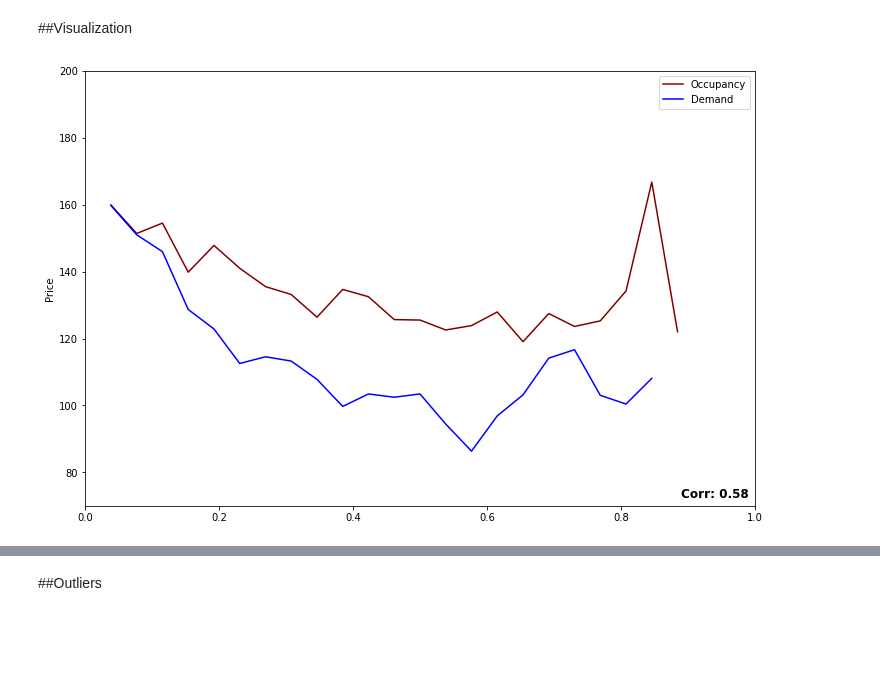
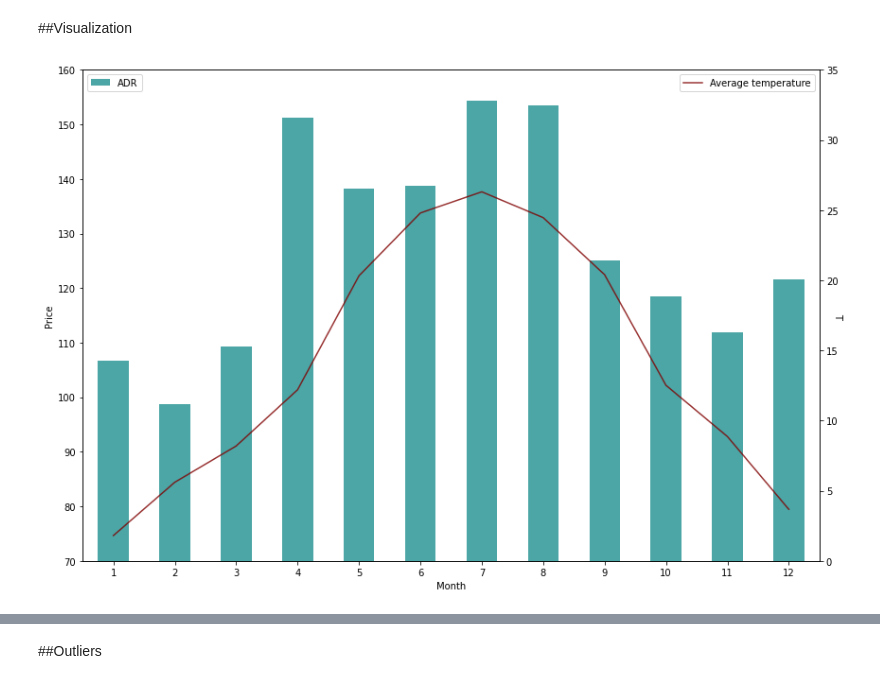
Before and after one commit to nicolamassari/FinalPaper, a Jupyter notebook: FinalPaper.ipynb, the cells around one changed output, grey strips where cells are left out. Drawn from its saved outputs; the diff is of its cells as text; code cells hidden in the pictures; blank space fills up the shorter version.

```diff
--- a/FinalPaper.ipynb
+++ b/FinalPaper.ipynb
@@ -90,9 +102,9 @@ df = df.merge(wdf.drop(['month'], axis=1), on='date_in', how='left')
 
 df['month_in'], df['day_in'], df['weekday_in'], df['week_in'], df['year_in'] = df.date_in.apply(lambda x: x.month), df.date_in.apply(lambda x: x.day), df.date_in.apply(lambda x: x.weekday()), df.date_in.apply(lambda x: x.week), df.date_in.apply(lambda x: x.year)
 df['month_out'], df['day_out'], df['weekday_out'] = df.date_out.apply(lambda x: x.month), df.date_out.apply(lambda x: x.day), df.date_out.apply(lambda x: x.weekday())
-df['weekend_stay'] = 0
+df['weekend_stay'] = 0 # initialize the weekend_stay column to False
 df.loc[( ((df.weekday_in >= 4) & (df.weekday_in != 6)) | ( df.weekday_out>=5) | ((df.weekday_out < df.weekday_in) & (df.weekday_in != 6)) | (df.Notti >= 6) ), 'weekend_stay'] = 1
-# df['weekday_book'] = df.book_date.apply(lambda x: x.weekday()) #removed due to low informativity
+# df['weekday_book'] = df.book_date.apply(lambda x: x.weekday()) #removed due to low informativity (ANOVA)
 df['lead_time'] = (df.date_in - df.book_date).dt.days.astype('float64')
 df.loc[df['lead_time'] < 0, 'lead_time'] = 0
 df.loc[df['lead_time'] > 130, 'lead_time'] = 130
@@ -100,11 +112,12 @@ df.loc[df['lead_time'] > 130, 'lead_time'] = 130
 df['price_per_night'] = df['Totale'] / df['Notti']
 
 
-df.drop(['weekday_out', 'Totale', 'Data_arrivo', 'Data_partenza', 'Data_creazione', 'Nome_cliente', 'Codice', 'Stato', 'Prezzo_netto_commissioni', 'Totale_camera',
+df.drop(['Nazione', 'weekday_out', 'Totale', 'Data_arrivo', 'Data_partenza', 'Data_creazione', 'Nome_cliente', 'Codice', 'Stato', 'Prezzo_netto_commissioni', 'Totale_camera',
        'Importo_pagato', 'Tassa_di_soggiorno', 'Proprietà', 'Commissione_OTA',
-       'Cleaning_fee', 'PMS_Real_Planning', 'Totale_da_pagare', 'Nazione'], axis=1, inplace=True)
+       'Cleaning_fee', 'PMS_Real_Planning', 'Totale_da_pagare'], axis=1, inplace=True)
 
-df.drop(df[df.price_per_night < 40].index, inplace=True)
+df.drop(df[df.price_per_night < 40].index, inplace=True) # remove columns with low price per night, consider as outliers (likely Covid long term rental)
+
 df.rename(columns = {'Origine_della_prenotazione':'source', 'Notti':'nights', 'Camera':'room', 'Lingua':'language', 'TMEDIA °C':'avg_T',
                      'TMIN °C':'min_T', 'TMAX °C':'max_T', 'Pax':'num_ppl'}, inplace = True)
 df.drop(['avg_T','min_T'], axis=1, inplace=True)
@@ -206,55 +206,64 @@ Index(['source', 'num_ppl', 'nights', 'room', 'language', 'max_T', 'rain',
 ##Visualization
 # %%
 df = df0.copy()
-# df.groupby('month_in')['price_per_night'].mean().plot.bar(color='darkcyan', alpha=0.5, figsize=(12, 8), ylim=(70,160), label='Price per night')
-# df.groupby('month_in')['avg_T'].mean().plot.bar(color='mediumseagreen', alpha=0.5, figsize=(12, 8), ylim=(0,40), label='Average temperature')
-
-#-----------------------------------------
-
-# fig, ax1 = plt.subplots()
-# wdf.month = wdf.month-1
-
-# ax1.set_ylabel('Price')
-# df.groupby('month_in')['price_per_night'].mean().plot.bar(color='teal', alpha=0.7, figsize=(12, 8), ylim=(70,160), label='Price per night')
-# ax1.tick_params(axis="x", rotation=0)
-# ax1.set_xlabel('Month')
-# ax2 = ax1.twinx()
-
-# ax2.set_ylabel('T', rotation=270)
-# wdf.groupby('month')['TMAX °C'].mean().plot(color='maroon', alpha=0.8, figsize=(12, 8), ylim=(0,35), label='Average temperature')
-# ax1.legend(['ADR'], loc='upper left')
-# ax2.legend(['Average temperature'])
-# fig.tight_layout()  # otherwise the right y-label is slightly clipped
+wdf2 = wdf.copy()
 
 
-#---------------
-# (df.nights.value_counts()/3992)[:7].plot.bar(color='goldenrod',figsize=(12, 8),ylim=(0,1))
-# plt.xlabel('nights')
-# plt.legend(['Frequency'])
-#------------------------------
-# fig, ax = plt.subplots()
+#************[ADR and Temp by month plot]************
 
-# df.groupby('lead_time')['price_per_night'].mean().plot.line(color='goldenrod', alpha=0.7, figsize=(12, 8), ylim=(70,300), xlim=(0,200), label='Price per night')
-# df.groupby('lead_time')['price_per_night'].mean().rolling(window=7, center=True).mean().plot.line(color='teal', alpha=1, figsize=(12, 8), ylim=(70,300), xlim=(0,200), label='Price per night')
-# plt.legend(['ADR', '7 Days Centered MA'])
-# ax.set_ylabel('Price')
-# ax.set_xlabel('Lead Time')
+fig, ax1 = plt.subplots(figsize=(12,8))
+wdf2.month = wdf.month - 1 # to align plots
 
+ax1.set_ylabel('Price')
+df.groupby('month_in')['price_per_night'].mean().plot.bar(color='teal', alpha=0.7, figsize=(12, 8), ylim=(70,160), label='Price per night')
+ax1.tick_params(axis="x", rotation=0)
+ax1.set_xlabel('Month')
+ax2 = ax1.twinx()
+
+ax2.set_ylabel('T', rotation=270)
+wdf2.groupby('month')['TMEDIA °C'].mean().plot(color='maroon', alpha=0.8, figsize=(12, 8), ylim=(0,35), label='Average temperature')
+
+ax1.legend(['ADR'], loc='upper left')
+ax2.legend(['Average temperature'])
+fig.tight_layout()  # otherwise the right y-label is slightly clipped
+
+plt.show()
+
+#************[Nights Frequency Plot]************
+fig, ax = plt.subplots(figsize=(12,8))
+
+ax.set_ylabel('Freq')
+(df.nights.value_counts()/3992)[:7].plot.bar(color='goldenrod',figsize=(12, 8),ylim=(0,1), xlim=(0,8))
+plt.xlabel('nights')
+plt.legend(['Frequency'])
+plt.show()
+
+#************[ADR by lead_time Plot (after >130 substitution)]***********
+fig, ax = plt.subplots(figsize=(12,8))
+
+df.groupby('lead_time')['price_per_night'].mean().plot.line(color='goldenrod', alpha=0.7, figsize=(12, 8), ylim=(70,300), xlim=(0,200), label='Price per night')
+df.groupby('lead_time')['price_per_night'].mean().rolling(window=7, center=True).mean().plot.line(color='teal', alpha=1, figsize=(12, 8), ylim=(70,300), xlim=(0,200), label='Price per night')
+plt.legend(['ADR', '7 Days Centered MA'])
+ax.set_ylabel('Price')
+ax.set_xlabel('Lead Time')
+
+plt.show()
 #
-fig, ax = plt.subplots()
+# ************[Demand Occupancy Plot]************
+
+fig, ax = plt.subplots(figsize=(12,8))
 
 df.groupby('occupancy')['price_per_night'].mean().plot.line(color='maroon', alpha=1, figsize=(12, 8), ylim=(70,200), xlim=(0,1), label='Price per night')
 df.demand = df.demand/26
 df.groupby('demand')['price_per_night'].mean().plot.line(color='blue', alpha=1, figsize=(12, 8), ylim=(70,200), xlim=(0,1), label='Price per night')
 plt.legend(['Occupancy', 'Demand'])
 ax.set_ylabel('Price')
 ax.set_xlabel('')
-plt.text(0.89, 72.5, "Corr: 0.58", fontdict={'family': 'cursive',
+plt.text(0.89, 72.5, "Corr: 0.58", fontdict={
         'color':  'k',
         'weight': 'bold',
         'size': 12})
 
-
 plt.show()
 # %% [output]
-[figure, old version]
+[figure, new version]
```
Also changed, not shown: parts of 21 cells of this notebook.
